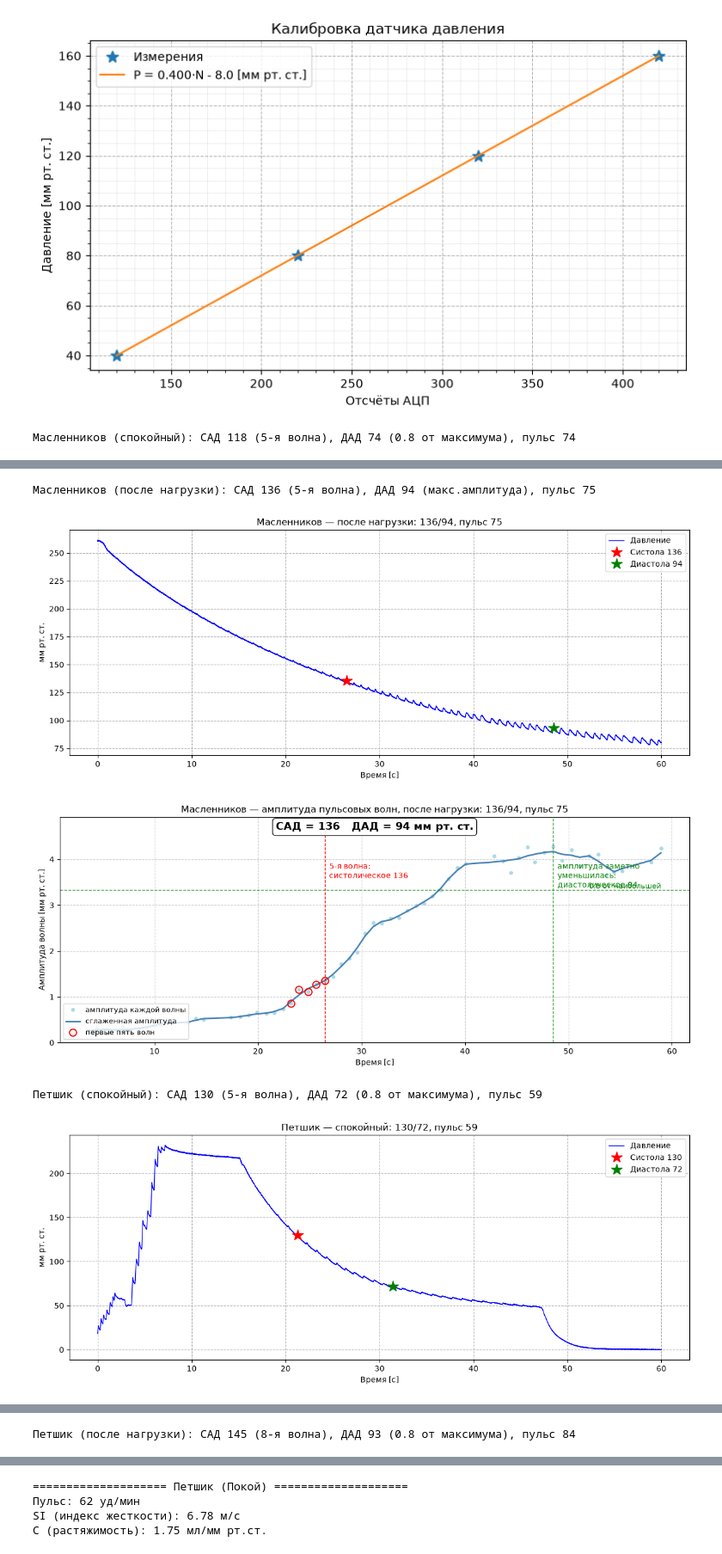
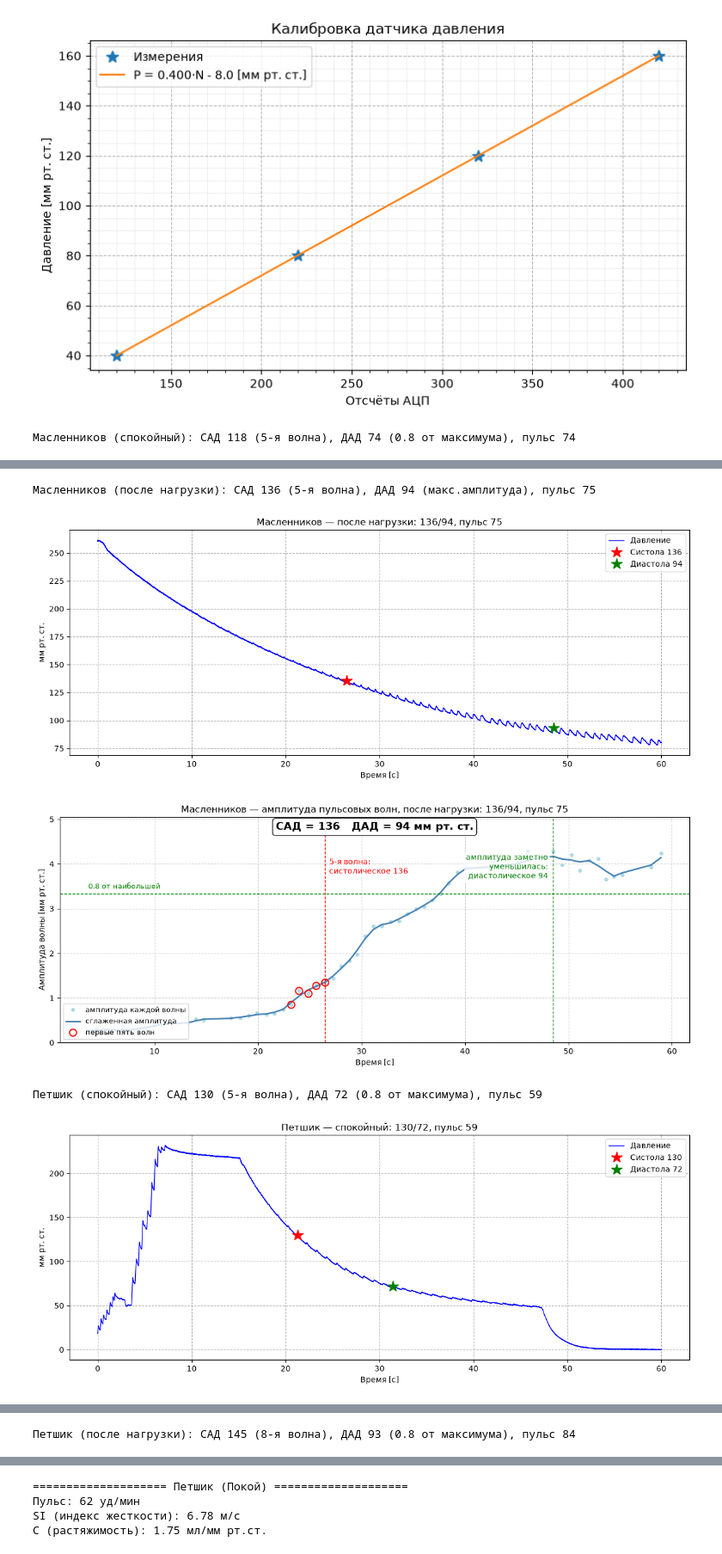
Before and after one commit to kirilivasml-glitch/get_labs, a Jupyter notebook: 5.3. Resting and post-exercise blood pressure/Graphic.ipynb, the cells around one changed output, grey strips where cells are left out. Shown at 86% size. Saved outputs shown, nothing was run; the diff lists cells and outputs as text; code cells hidden in the pictures.

```diff
--- a/5.3. Resting and post-exercise blood pressure/Graphic.ipynb
+++ b/5.3. Resting and post-exercise blood pressure/Graphic.ipynb
@@ -230,17 +230,36 @@ def plot_pressure(name, cond_label, t, p, tb, pb, e, pulse):
 
 def plot_methodical(name, cond_label, tb, pb, amp, sm, e, pulse):
     fig, ax = plt.subplots(figsize=(12, 5))
-    ymax = max(amp.max(), sm.max())*1.15
+    ymax = max(amp.max(), sm.max())*1.18
     ax.plot(tb, amp, 'o', color='lightblue', ms=4, label='амплитуда каждой волны')
     ax.plot(tb, sm, '-', color='steelblue', lw=2, label='сглаженная амплитуда')
+
     sl = slice(e['i_app'], e['i_sys']+1)
-    ax.plot(tb[sl], amp[sl], 'o', mfc='none', mec='red', ms=9, mew=1.5, label='первые пять волн')
+    lbl_waves = 'первые восемь волн' if e['sys_wave'] == 8 else 'первые пять волн'
+    ax.plot(tb[sl], amp[sl], 'o', mfc='none', mec='red', ms=9, mew=1.5, label=lbl_waves)
+
+    # Красная линия САД и подпись
     ax.axvline(e['t_sys'], color='red', ls='--', lw=1)
-    ax.text(e['t_sys']+0.4, ymax*0.80, f"{e['sys_wave']}-я волна:\nсистолическое {e['sbp']:.0f}", color='red', va='top', fontsize=10)
+    ax.text(e['t_sys']+0.4, ymax*0.82, f"{e['sys_wave']}-я волна:\nсистолическое {e['sbp']:.0f}", color='red', va='top', fontsize=10)
+
+    # Зеленая линия ДАД и умное размещение подписи (влево, если мало места справа)
     ax.axvline(e['t_dia'], color='green', ls='--', lw=1)
-    ax.text(e['t_dia']+0.4, ymax*0.80, f"амплитуда заметно\nуменьшилась:\nдиастолическое {e['dbp']:.0f}", color='green', va='top', fontsize=10)
-    ax.axhline(DIA_FRAC*e['amax'], color='green', ls='--', lw=1)
-    ax.text(tb[-1], DIA_FRAC*e['amax']+0.03, f'{DIA_FRAC} от наибольшей', color='green', ha='right', fontsize=9)
+    t_span = tb[-1] - tb[0]
+    if (tb[-1] - e['t_dia']) < 0.22 * t_span:
+        dia_x, dia_ha = e['t_dia'] - 0.5, 'right'
+    else:
+        dia_x, dia_ha = e['t_dia'] + 0.4, 'left'
+
+    ax.text(dia_x, ymax*0.84, f"амплитуда заметно\nуменьшилась:\nдиастолическое {e['dbp']:.0f}",
+            color='green', va='top', ha=dia_ha, fontsize=10,
+            bbox=dict(boxstyle='round,pad=0.2', facecolor='white', alpha=0.8, edgecolor='none'))
+
+    # Горизонтальная линия 0.8 от наибольшей и подпись слева, чтобы не наезжала на график
+    thr_y = DIA_FRAC * e['amax']
+    ax.axhline(thr_y, color='green', ls='--', lw=1)
+    ax.text(tb[0], thr_y + ymax*0.015, f'{DIA_FRAC} от наибольшей', color='green', ha='left', va='bottom', fontsize=9,
+            bbox=dict(boxstyle='round,pad=0.15', facecolor='white', alpha=0.8, edgecolor='none'))
+
     ax.text(0.5, 0.98, f"САД = {e['sbp']:.0f}   ДАД = {e['dbp']:.0f} мм рт. ст.",
             transform=ax.transAxes, ha='center', va='top', fontsize=14, fontweight='bold',
             bbox=dict(boxstyle='round', facecolor='white', alpha=0.9, edgecolor='black'))
@@ -280,5 +299,5 @@ print('\n', pd.DataFrame(rows).to_string(index=False))
 Масленников (после нагрузки): САД 136 (5-я волна), ДАД 94 (макс.амплитуда), пульс 75
 [figure]
-[figure, old version]
+[figure, new version]
 Петшик (спокойный): САД 130 (5-я волна), ДАД 72 (0.8 от максимума), пульс 59
 [figure]
```
Also changed, not shown: parts of 2 cells of this notebook, 1 other file.
